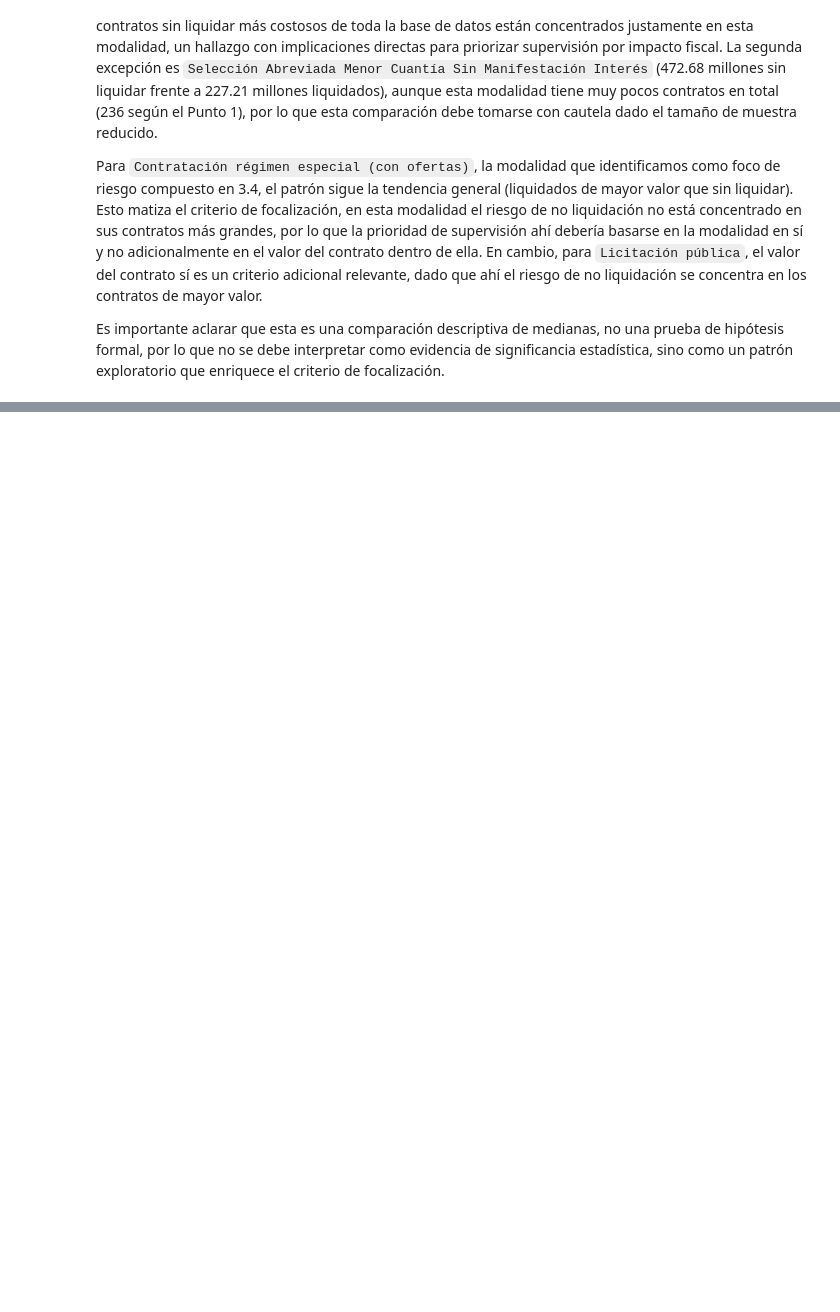
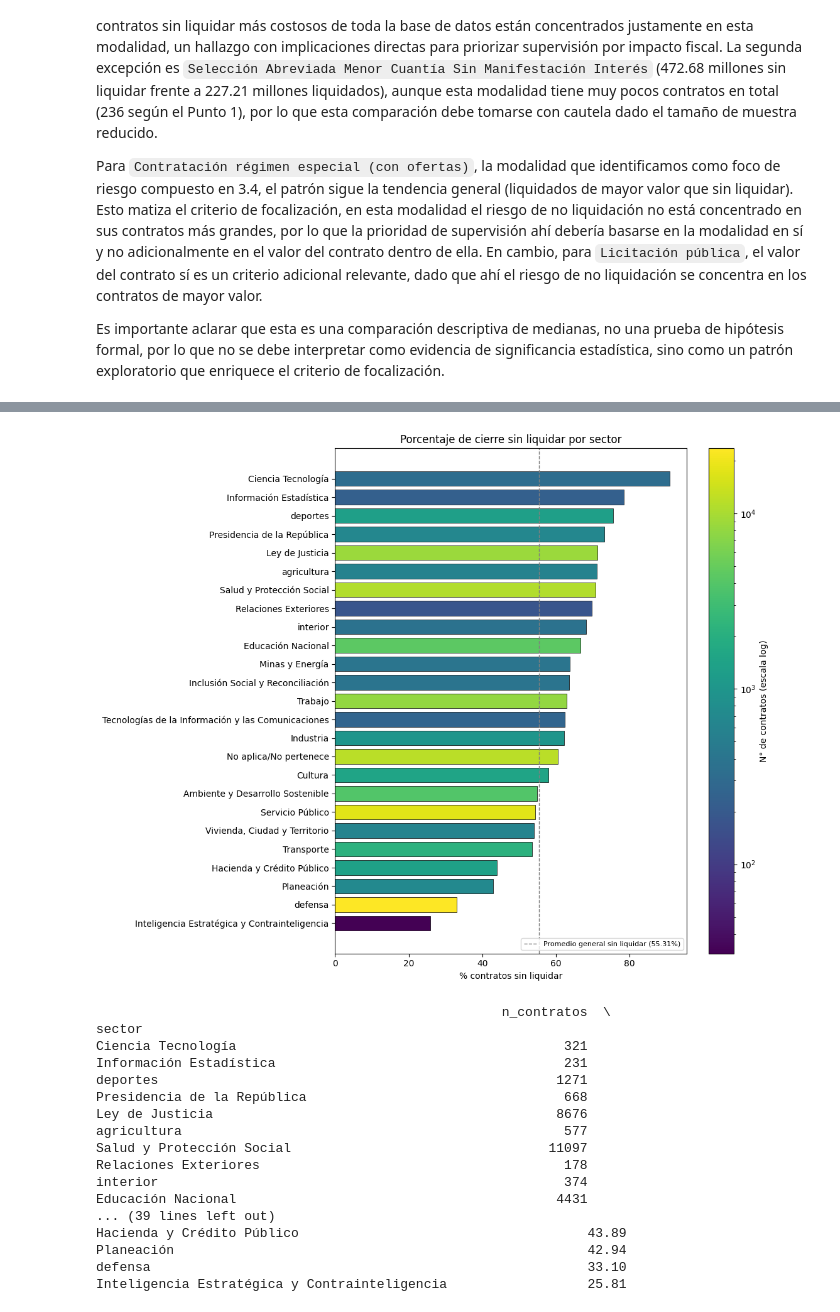
Before and after one commit to linamu24/CienciaDatosTaller1, a Jupyter notebook: notebooks/02_estrategia_y_desarrollo.ipynb, the cells around one changed output, grey strips where cells are left out. Saved outputs shown, nothing was run; the diff lists cells and outputs as text; code cells hidden in the pictures; blank space fills up the shorter version.

```diff
--- a/notebooks/02_estrategia_y_desarrollo.ipynb
+++ b/notebooks/02_estrategia_y_desarrollo.ipynb
@@ -472,0 +587,20 @@ Es importante aclarar que esta es una comparación descriptiva de medianas, no u
+# %%
+sub_sector = sub_liquidacion[sub_liquidacion['sector'] != 'No Definido'].copy()
+print(f"Contratos tras excluir sector 'No Definido': {len(sub_sector)}")
+
+tabla_sector = pd.crosstab(sub_sector['sector'], sub_sector['sin_liquidar'])
+proporciones_sector = (pd.crosstab(sub_sector['sector'], sub_sector['sin_liquidar'], normalize='index') * 100).round(2)
+
+print(tabla_sector)
+print()
+print(proporciones_sector[1].sort_values(ascending=False))
+
+chi2_s, p_s, dof_s, esperadas_s = stats.chi2_contingency(tabla_sector)
+print()
+print(f"Chi2 = {chi2_s}, p = {p_s}, grados de libertad = {dof_s}")
+print(f"Minima frecuencia esperada: {esperadas_s.min()}")
+
+n_s = tabla_sector.values.sum()
+k_min_s = min(tabla_sector.shape) - 1
+cramers_v_s = (chi2_s / (n_s * k_min_s)) ** 0.5
+print(f"Cramér V: {cramers_v_s:.4f}")
@@ -472,0 +637,46 @@ Es importante aclarar que esta es una comparación descriptiva de medianas, no u
+# %%
+resumen_sector = sub_sector.groupby('sector').agg(
+    n_contratos=('sector', 'size')
+)
+resumen_sector['pct_sin_liquidar'] = tabla_sector[1] / (tabla_sector[0] + tabla_sector[1]) * 100
+resumen_sector = resumen_sector.sort_values('pct_sin_liquidar', ascending=True)
+
+fig, ax = plt.subplots(figsize=(11, 9))
+
+norm = plt.matplotlib.colors.LogNorm(vmin=resumen_sector['n_contratos'].min(), vmax=resumen_sector['n_contratos'].max())
+colores = plt.cm.viridis(norm(resumen_sector['n_contratos']))
+
+barras = ax.barh(resumen_sector.index, resumen_sector['pct_sin_liquidar'], color=colores, edgecolor='black', linewidth=0.5)
+
+ax.axvline(55.31, color='gray', linestyle='--', linewidth=1, label='Promedio general sin liquidar (55.31%)')
+ax.set_xlabel('% contratos sin liquidar')
+ax.set_title('Porcentaje de cierre sin liquidar por sector')
+ax.legend(loc='lower right', fontsize=8)
+
+sm = plt.cm.ScalarMappable(cmap='viridis', norm=norm)
+cbar = plt.colorbar(sm, ax=ax)
+cbar.set_label('N° de contratos (escala log)')
+
+plt.tight_layout()
+plt.show()
+
+print(resumen_sector.sort_values('pct_sin_liquidar', ascending=False).round(2))
+# %% [output]
+[figure, added]
+                                                    n_contratos  \
+sector
+Ciencia Tecnología                                          321
+Información Estadística                                     231
+deportes                                                   1271
+Presidencia de la República                                 668
+Ley de Justicia                                            8676
+agricultura                                                 577
+Salud y Protección Social                                 11097
+Relaciones Exteriores                                       178
+interior                                                    374
+Educación Nacional                                         4431
+... (39 lines left out)
+Hacienda y Crédito Público                                     43.89
+Planeación                                                     42.94
+defensa                                                        33.10
+Inteligencia Estratégica y Contrainteligencia                  25.81
```
Also changed, not shown: parts of 17 cells of this notebook, 4 other files.
